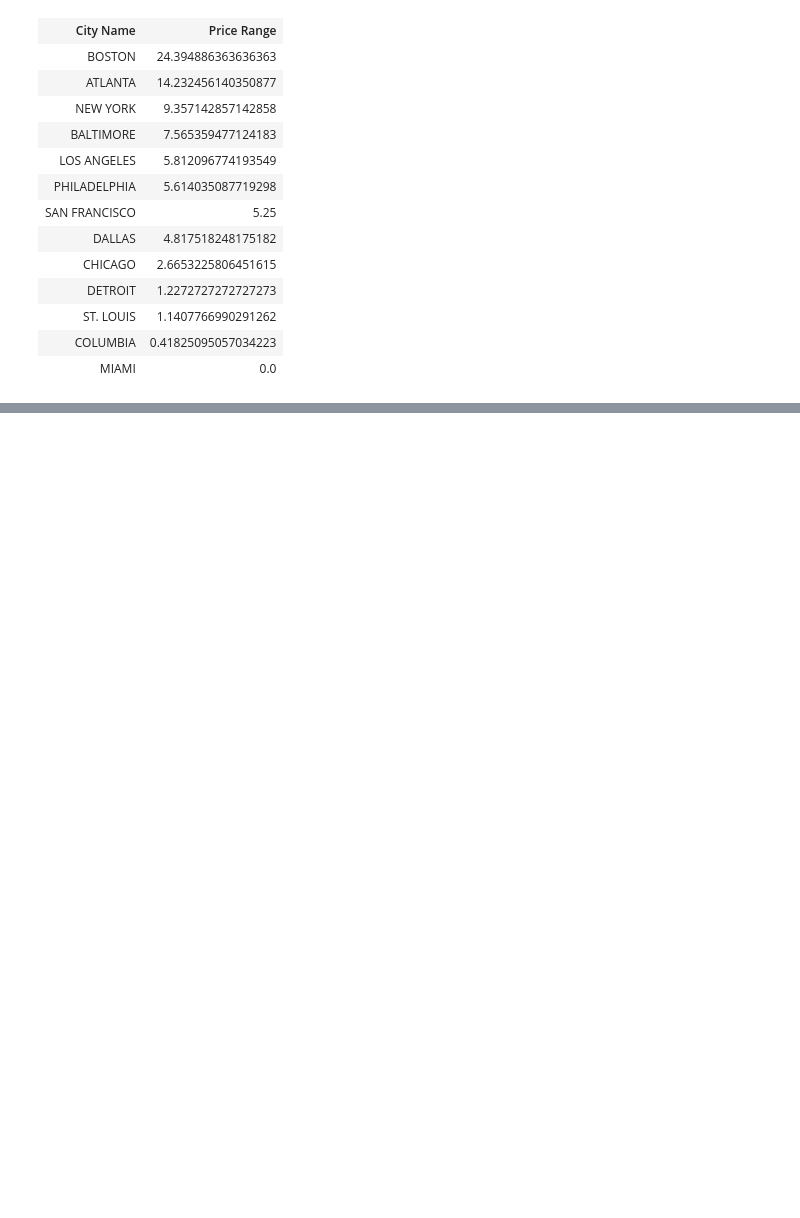
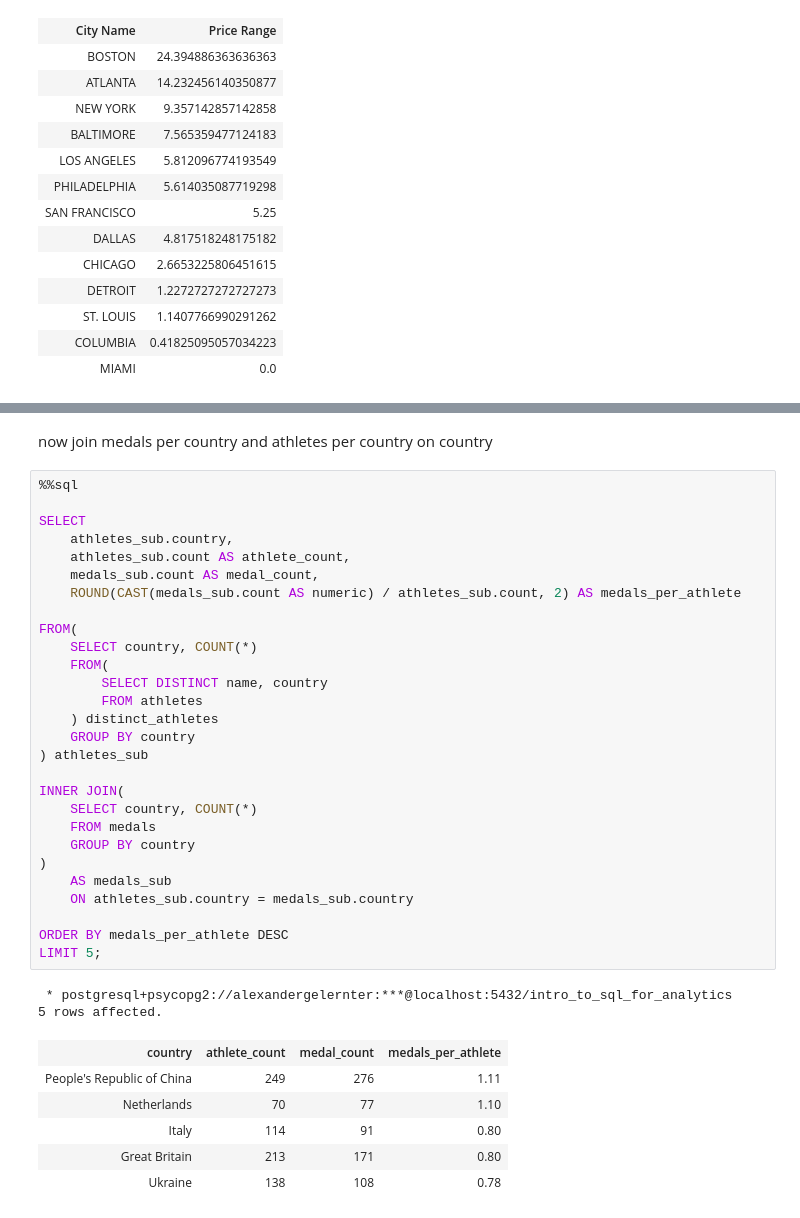
Before and after one commit to agelern/sql-for-data-processing-and-analysis, a Jupyter notebook: sql_bites/notebooks/sql_bites.ipynb, the cells around one changed output, grey strips where cells are left out. Cells and saved outputs as stored; diff of their text form; blank space fills up the shorter version.

```diff
--- a/sql_bites/notebooks/sql_bites.ipynb
+++ b/sql_bites/notebooks/sql_bites.ipynb
@@ -410,0 +784,39 @@ ORDER BY "Price Range" DESC;
+# %% [markdown]
+now join medals per country and athletes per country on country
+# %%
+%%sql
+
+SELECT
+    athletes_sub.country,
+    athletes_sub.count AS athlete_count,
+    medals_sub.count AS medal_count,
+    ROUND(CAST(medals_sub.count AS numeric) / athletes_sub.count, 2) AS medals_per_athlete
+
+FROM(
+    SELECT country, COUNT(*)
+    FROM(
+        SELECT DISTINCT name, country
+        FROM athletes
+    ) distinct_athletes
+    GROUP BY country
+) athletes_sub
+
+INNER JOIN(
+    SELECT country, COUNT(*)
+    FROM medals
+    GROUP BY country
+)
+    AS medals_sub
+    ON athletes_sub.country = medals_sub.country
+
+ORDER BY medals_per_athlete DESC
+LIMIT 5;
+# %% [output]
+ * postgresql+psycopg2://alexandergelernter:***@localhost:5432/intro_to_sql_for_analytics
+5 rows affected.
+| country | athlete_count | medal_count | medals_per_athlete |
+| People's Republic of China | 249 | 276 | 1.11 |
+| Netherlands | 70 | 77 | 1.10 |
+| Italy | 114 | 91 | 0.80 |
+| Great Britain | 213 | 171 | 0.80 |
+| Ukraine | 138 | 108 | 0.78 |
```
Also changed, not shown: parts of 35 cells of this notebook, 1 other file.
